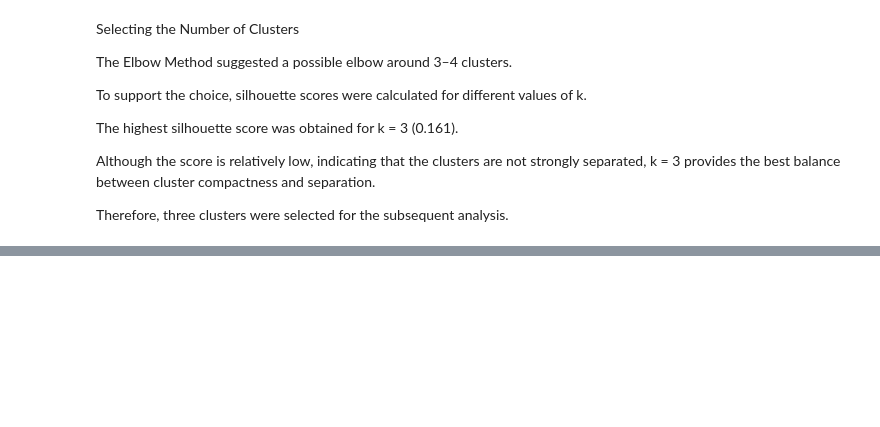
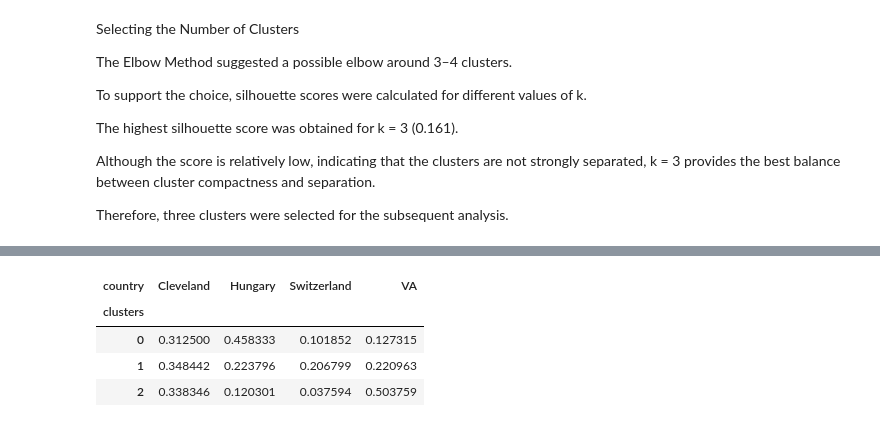
Before and after one commit to nubarshukurlu/heart-disease-analysis, a Jupyter notebook: Notebooks/06_unknown_structer.ipynb, the cells around one changed output, grey strips where cells are left out. Drawn from its saved outputs; the diff is of its cells as text; code cells hidden in the pictures; blank space fills up the shorter version.

```diff
--- a/Notebooks/06_unknown_structer.ipynb
+++ b/Notebooks/06_unknown_structer.ipynb
@@ -94,0 +128,8 @@ Therefore, three clusters were selected for the subsequent analysis.
+# %%
+pd.crosstab(df["clusters"], df["country"], normalize="index")
+# %% [output]
+| country | Cleveland | Hungary | Switzerland | VA |
+| clusters |  |  |  |  |
+| 0 | 0.312500 | 0.458333 | 0.101852 | 0.127315 |
+| 1 | 0.348442 | 0.223796 | 0.206799 | 0.220963 |
+| 2 | 0.338346 | 0.120301 | 0.037594 | 0.503759 |
```
Also changed, not shown: parts of 8 cells of this notebook.
